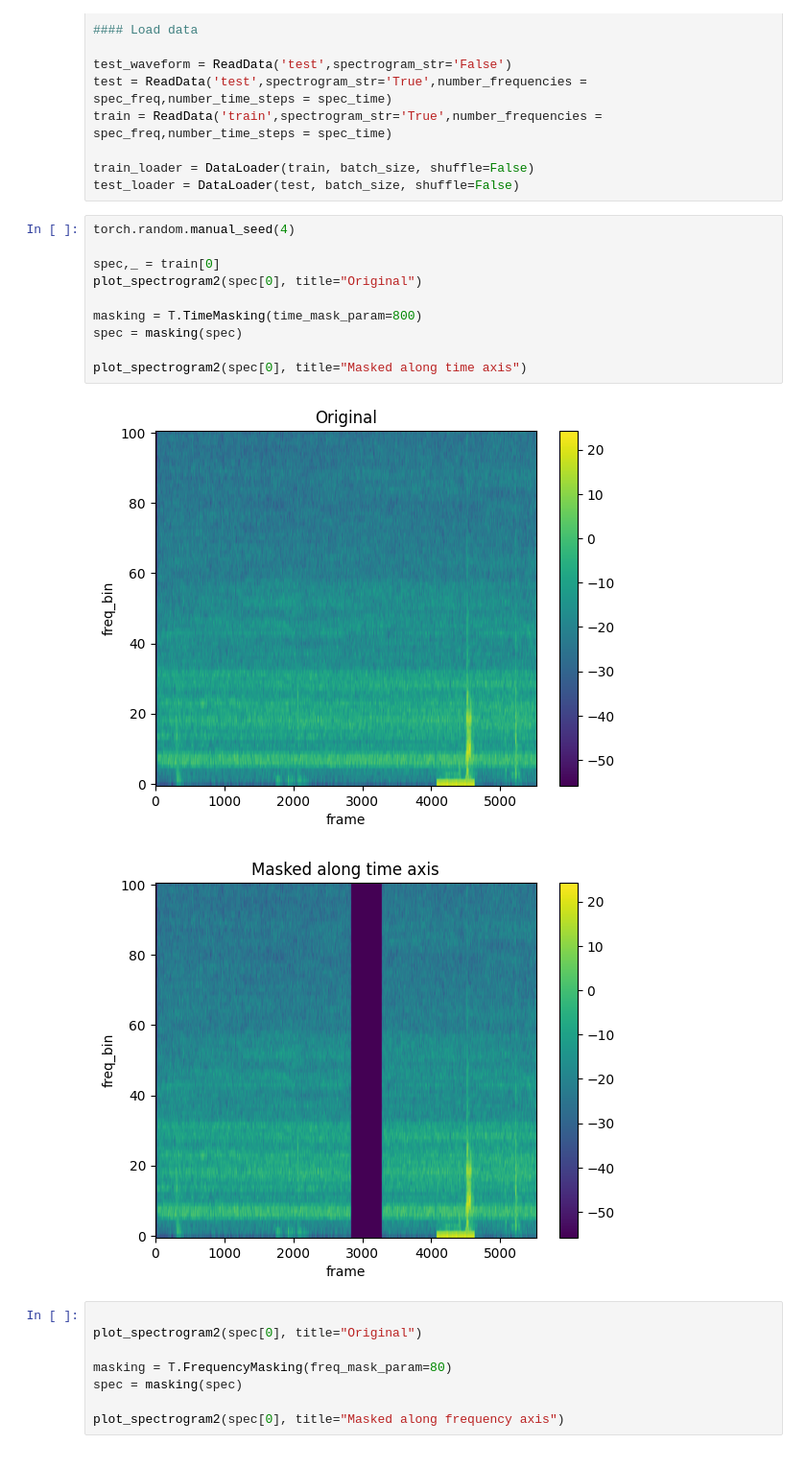
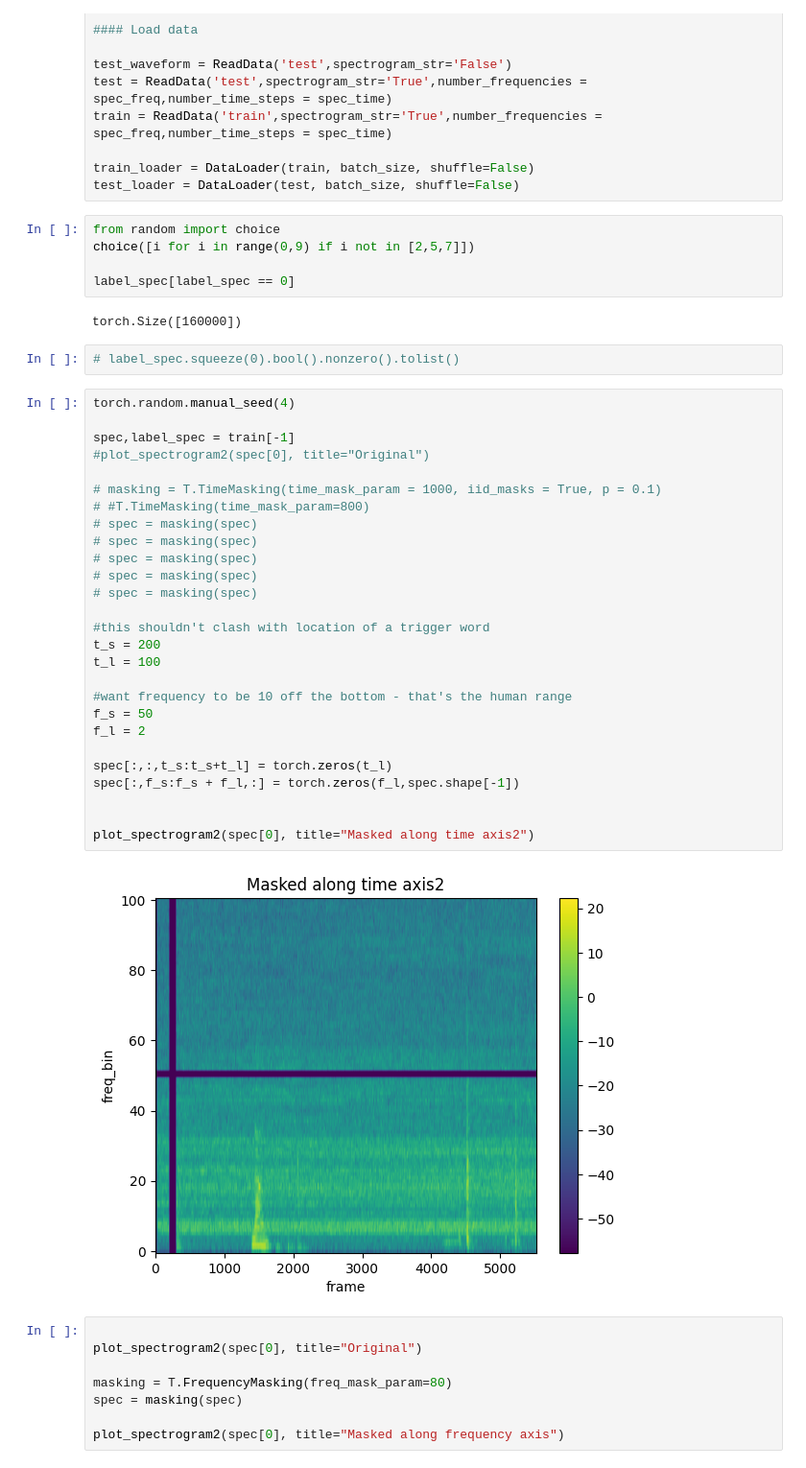
Before and after one commit to aworma4/Trigger_Word_Detction, a Jupyter notebook: test_spec_augment.ipynb, the cells around one changed output. Shown at 96% size. Saved outputs shown, nothing was run; the diff lists cells and outputs as text.

Commit message:
modified plotting function description - testing custom time/frequency masking function that doesn't overwrite the trigger word part of the spectrogram

```diff
--- a/test_spec_augment.ipynb
+++ b/test_spec_augment.ipynb
@@ -84,19 +84,44 @@ train = ReadData('train',spectrogram_str='True',number_frequencies = spec_freq,n
 
 train_loader = DataLoader(train, batch_size, shuffle=False)
 test_loader = DataLoader(test, batch_size, shuffle=False)
+# %%
+from random import choice
+choice([i for i in range(0,9) if i not in [2,5,7]])
+
+label_spec[label_spec == 0]
+# %% [output]
+torch.Size([160000])
+# %%
+# label_spec.squeeze(0).bool().nonzero().tolist()
 # %%
 torch.random.manual_seed(4)
 
-spec,_ = train[0]
-plot_spectrogram2(spec[0], title="Original")
+spec,label_spec = train[-1]
+#plot_spectrogram2(spec[0], title="Original")
 
-masking = T.TimeMasking(time_mask_param=800)
-spec = masking(spec)
+# masking = T.TimeMasking(time_mask_param = 1000, iid_masks = True, p = 0.1)
+# #T.TimeMasking(time_mask_param=800)
+# spec = masking(spec)
+# spec = masking(spec)
+# spec = masking(spec)
+# spec = masking(spec)
+# spec = masking(spec)
 
-plot_spectrogram2(spec[0], title="Masked along time axis")
+#this shouldn't clash with location of a trigger word
+t_s = 200
+t_l = 100
+
+#want frequency to be 10 off the bottom - that's the human range
+f_s = 50
+f_l = 2
+
+spec[:,:,t_s:t_s+t_l] = torch.zeros(t_l)
+spec[:,f_s:f_s + f_l,:] = torch.zeros(f_l,spec.shape[-1])
+
+
+plot_spectrogram2(spec[0], title="Masked along time axis2")
 # %% [output]
-[figure, old version]
+[figure, new version]
-[figure, removed]
 # %%
 
 plot_spectrogram2(spec[0], title="Original")
```
Also changed, not shown: parts of 8 cells of this notebook, 1 other file.
